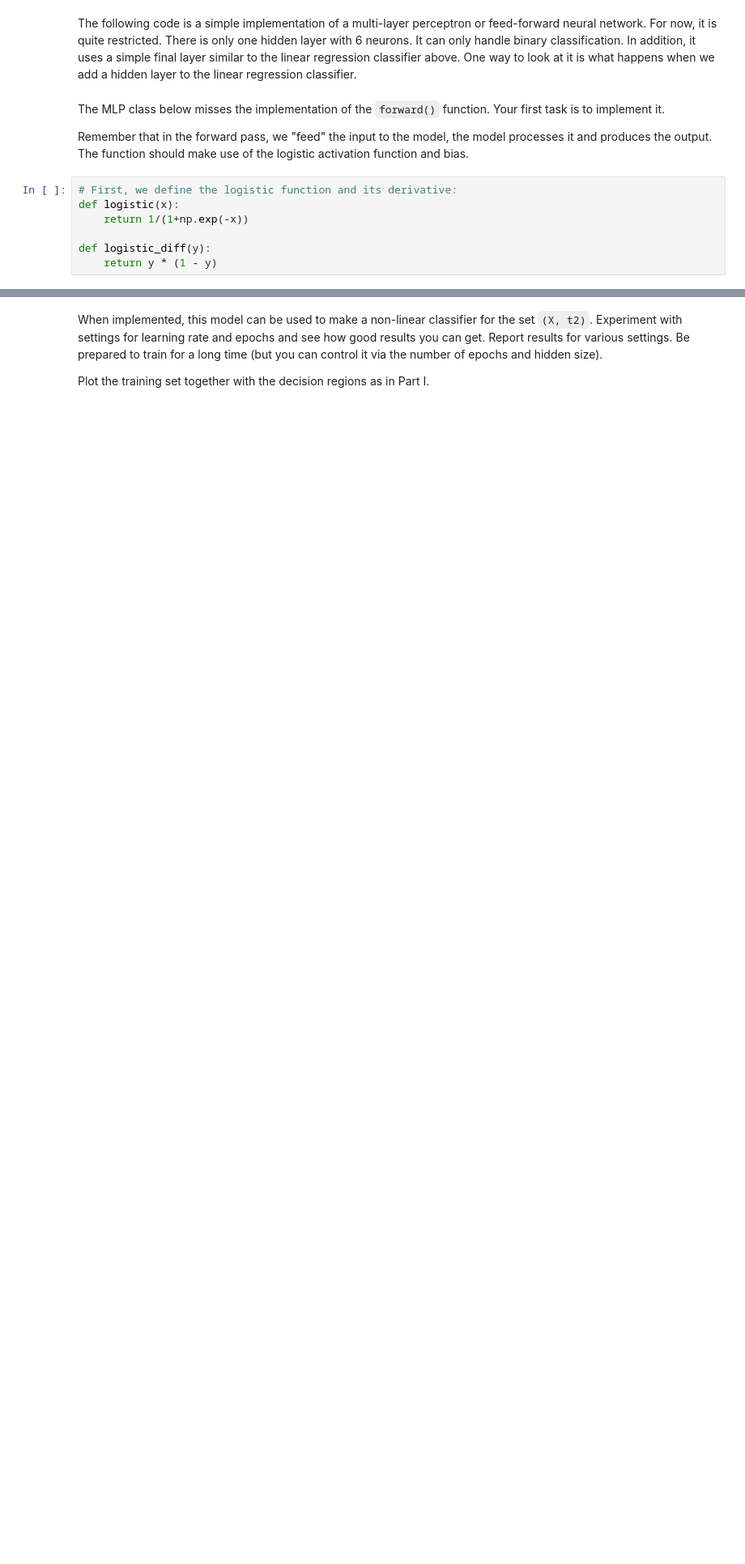
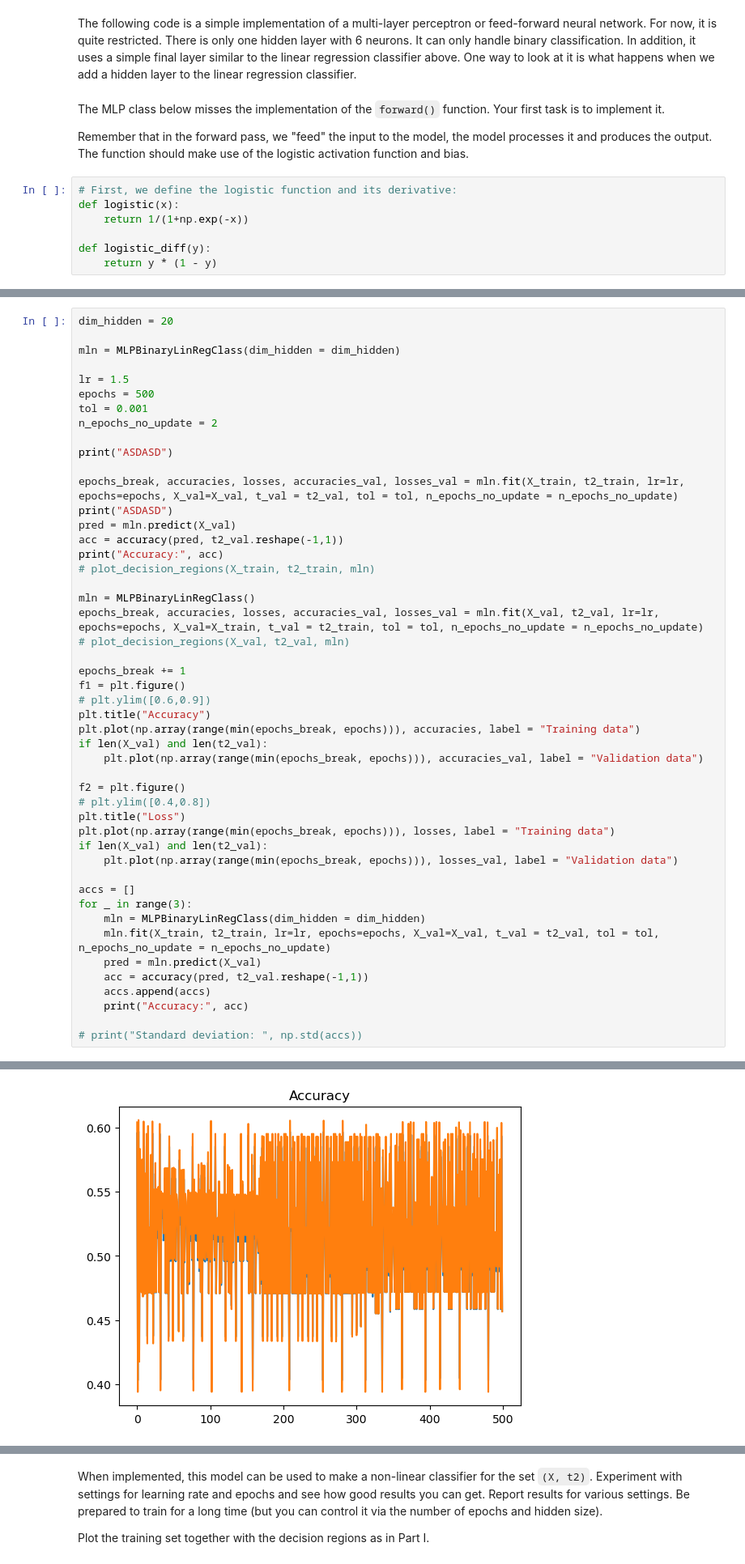
Before and after one commit to mariusfredrichsen/uio, a Jupyter notebook: IN3050/assignment2/in3050_in4050_2025_assignment_2.ipynb, the cells around one changed output, grey strips where cells are left out. Shown at 81% size. Cells and saved outputs as stored; diff of their text form; blank space fills up the shorter version.

```diff
--- a/IN3050/assignment2/in3050_in4050_2025_assignment_2.ipynb
+++ b/IN3050/assignment2/in3050_in4050_2025_assignment_2.ipynb
@@ -509,0 +706,49 @@ class MLPBinaryLinRegClass(NumpyClassifier):
+# %%
+dim_hidden = 20
+
+mln = MLPBinaryLinRegClass(dim_hidden = dim_hidden)
+
+lr = 1.5
+epochs = 500
+tol = 0.001
+n_epochs_no_update = 2
+
+print("ASDASD")
+
+epochs_break, accuracies, losses, accuracies_val, losses_val = mln.fit(X_train, t2_train, lr=lr, epochs=epochs, X_val=X_val, t_val = t2_val, tol = tol, n_epochs_no_update = n_epochs_no_update)
+print("ASDASD")
+pred = mln.predict(X_val)
+acc = accuracy(pred, t2_val.reshape(-1,1))
+print("Accuracy:", acc)
+# plot_decision_regions(X_train, t2_train, mln)
+
+mln = MLPBinaryLinRegClass()
+epochs_break, accuracies, losses, accuracies_val, losses_val = mln.fit(X_val, t2_val, lr=lr, epochs=epochs, X_val=X_train, t_val = t2_train, tol = tol, n_epochs_no_update = n_epochs_no_update)
+# plot_decision_regions(X_val, t2_val, mln)
+
+epochs_break += 1
+f1 = plt.figure()
+# plt.ylim([0.6,0.9])
+plt.title("Accuracy")
+plt.plot(np.array(range(min(epochs_break, epochs))), accuracies, label = "Training data")
+if len(X_val) and len(t2_val):
+    plt.plot(np.array(range(min(epochs_break, epochs))), accuracies_val, label = "Validation data")
+
+f2 = plt.figure()
+# plt.ylim([0.4,0.8])
+plt.title("Loss")
+plt.plot(np.array(range(min(epochs_break, epochs))), losses, label = "Training data")
+if len(X_val) and len(t2_val):
+    plt.plot(np.array(range(min(epochs_break, epochs))), losses_val, label = "Validation data")
+
+accs = []
+for _ in range(3):
+    mln = MLPBinaryLinRegClass(dim_hidden = dim_hidden)
+    mln.fit(X_train, t2_train, lr=lr, epochs=epochs, X_val=X_val, t_val = t2_val, tol = tol, n_epochs_no_update = n_epochs_no_update)
+    pred = mln.predict(X_val)
+    acc = accuracy(pred, t2_val.reshape(-1,1))
+    accs.append(accs)
+    print("Accuracy:", acc)
+
+# print("Standard deviation: ", np.std(accs))
+# %% [output]
@@ -509,0 +762 @@ class MLPBinaryLinRegClass(NumpyClassifier):
+[figure, added]
```
Also changed, not shown: parts of 12 cells of this notebook.
